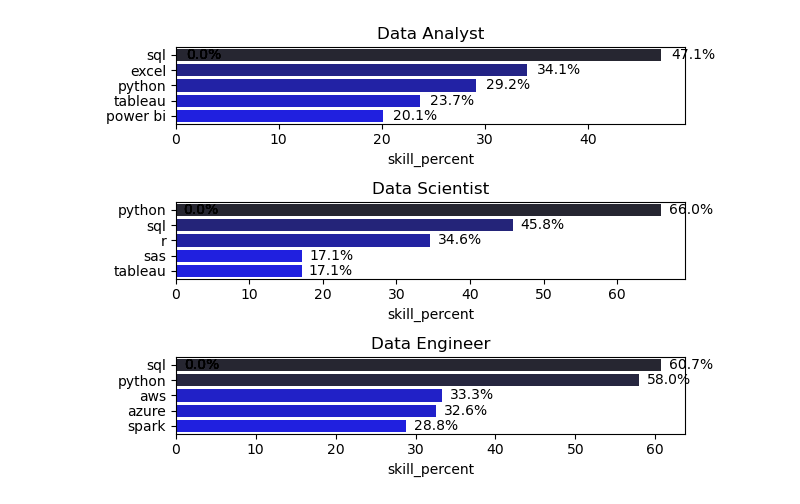
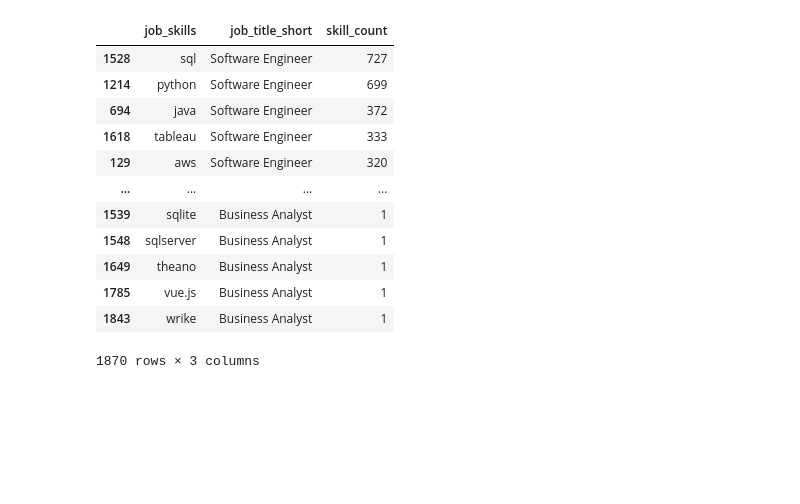
Before and after one commit to Menam-Khotaby/Python_Data_Project, a Jupyter notebook: Project_Section/1_skill_count.ipynb, the cells around one changed output. Cells and saved outputs as stored; diff of their text form; code cells hidden in the pictures; blank space fills up the shorter version.

```diff
--- a/Project_Section/1_skill_count.ipynb
+++ b/Project_Section/1_skill_count.ipynb
@@ -11,4 +11,6 @@ df = dataset['train'].to_pandas()
 
 df['job_posted_date'] = pd.to_datetime(df["job_posted_date"])
 df["job_skills"] = df["job_skills"].apply(lambda x: ast.literal_eval(x) if pd.notna(x) else x)
+# %%
+df_US = df[df["job_country"] == "United States"].copy()
 # %%
@@ -72,20 +17,0 @@ df_DE["skill_percent"] = df_DE["skill_count"] / total3 * 100
-# %%
-fig, ax = plt.subplots(3, 1)
-sns.barplot(data = df_DA, x="skill_percent", y="job_skills", ax=ax[0], hue="skill_percent", palette="dark:b_r")
-sns.barplot(data = df_DS, x="skill_percent", y="job_skills", ax=ax[1], hue="skill_percent", palette="dark:b_r")
-sns.barplot(data = df_DE, x="skill_percent", y="job_skills", ax=ax[2], hue="skill_percent", palette="dark:b_r")
-
-titles = ["Data Analyst", "Data Scientist", "Data Engineer"]
-for i in range(3):
-    ax[i].set_title(titles[i])
-    ax[i].set_ylabel("")
-    ax[i].legend().remove()
-    for patch in ax[i].patches:
-        width = patch.get_width()
-        y = patch.get_y() + patch.get_height() / 2
-        ax[i].text(width + 1, y, f'{width:.1f}%', va='center')
-
-plt.tight_layout()
-plt.show()
-# %% [output]
-[figure, removed]
@@ -91,0 +21,16 @@ plt.show()
+# %%
+df_skills_count
+# %% [output]
+|  | job_skills | job_title_short | skill_count |
+| 1528 | sql | Software Engineer | 727 |
+| 1214 | python | Software Engineer | 699 |
+| 694 | java | Software Engineer | 372 |
+| 1618 | tableau | Software Engineer | 333 |
+| 129 | aws | Software Engineer | 320 |
+| ... | ... | ... | ... |
+| 1539 | sqlite | Business Analyst | 1 |
+| 1548 | sqlserver | Business Analyst | 1 |
+| 1649 | theano | Business Analyst | 1 |
+| 1785 | vue.js | Business Analyst | 1 |
+| 1843 | wrike | Business Analyst | 1 |
+1870 rows × 3 columns
```
Also changed, not shown: parts of 17 cells of this notebook.
